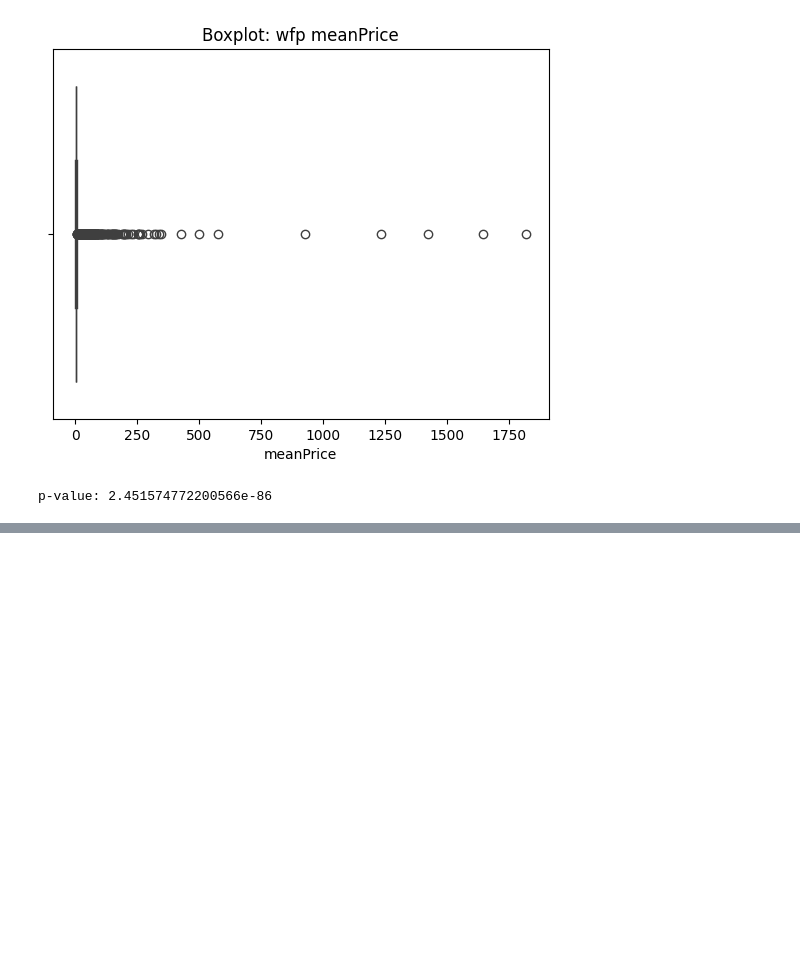
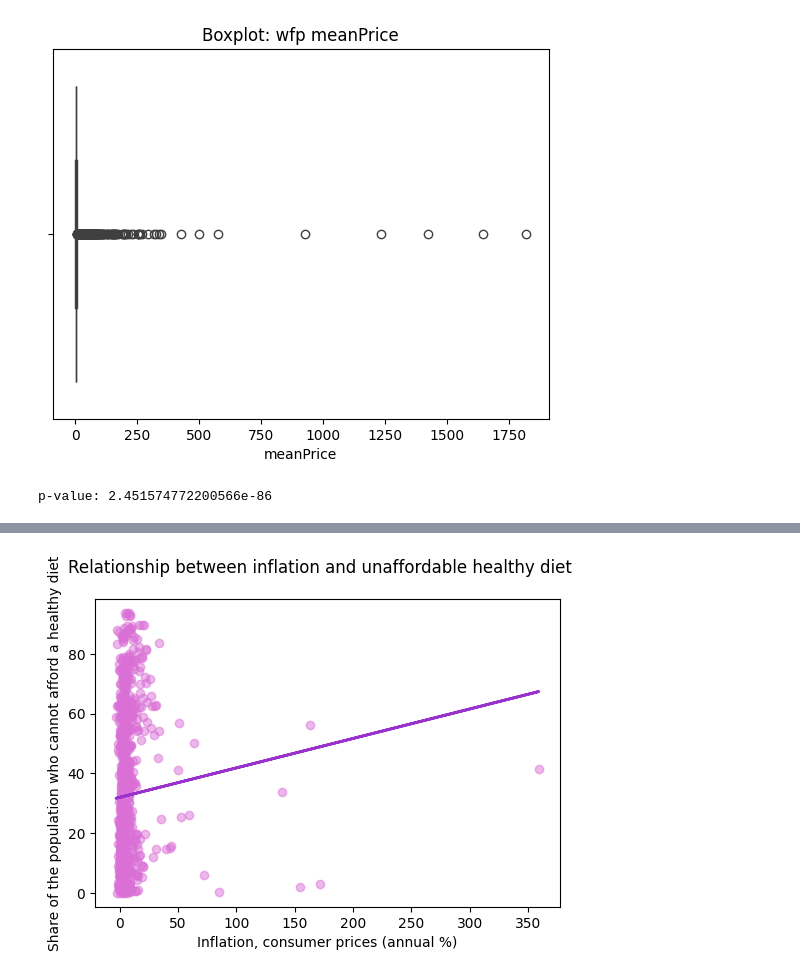
Before and after one commit to pavelvlpavlov/food_diets_eda, a Jupyter notebook: notebooks/initial_data_inspection_pav.ipynb, the cells around one changed output, grey strips where cells are left out. Drawn from its saved outputs; the diff is of its cells as text; code cells hidden in the pictures; blank space fills up the shorter version.

Commit message:
added vizualisations in tableau and did some changes in initial_data_inspection.ipynb

```diff
--- a/notebooks/initial_data_inspection_pav.ipynb
+++ b/notebooks/initial_data_inspection_pav.ipynb
@@ -182,0 +282,17 @@ p-value: 2.451574772200566e-86
+# %%
+# Filter to strictly positive values before log transformation
+mask = (data1 > 0) & (data2 > 0)
+X = np.log1p(data1[mask].values).reshape(-1, 1)
+y = np.log1p(data2[mask].values)
+
+# Fit linear regression model
+model = LinearRegression()
+model.fit(X, y)
+
+# Get regression parameters
+slope = model.coef_[0]
+intercept = model.intercept_
+r2 = model.score(X, y)
+
+print(f'Linear regression equation: y = {slope:.4f} * x + {intercept:.4f}')
+print(f'R^2 score: {r2:.4f}')
@@ -182,0 +358,13 @@ p-value: 2.451574772200566e-86
+# %%
+import matplotlib.pyplot as plt
+
+# For standard regression (no log transformation)
+fig, ax = plt.subplots(figsize=(6, 4))
+ax.scatter(data1, data2, alpha=0.5, color='orchid')
+ax.plot(data1, data1 * slope + intercept, '-', color='darkorchid', linewidth=2)
+ax.set_xlabel('Inflation, consumer prices (annual %)')
+ax.set_ylabel('Share of the population who cannot afford a healthy diet')
+fig.suptitle('Relationship between inflation and unaffordable healthy diet')
+plt.show()
+# %% [output]
+[figure, added]
```
Also changed, not shown: parts of 11 cells of this notebook, 2 other files.
